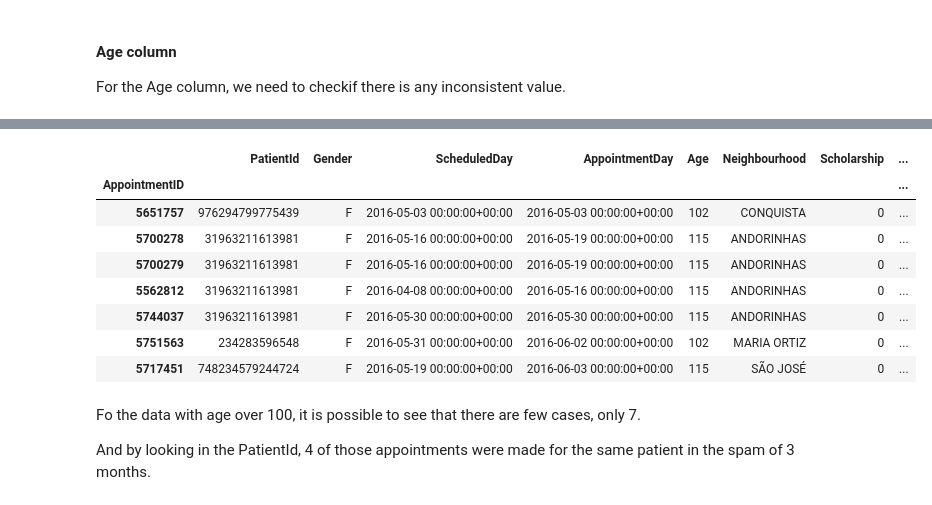
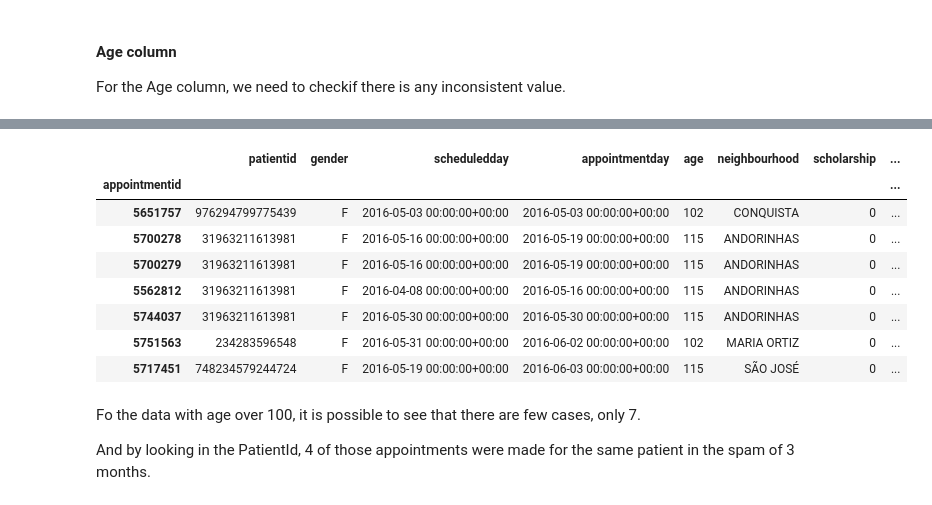
Before and after one commit to viniciusagsa/data-analyst-project, a Jupyter notebook: Investigate_a_Dataset.ipynb, the cells around one changed output, grey strips where cells are left out. Drawn from its saved outputs; the diff is of its cells as text; code cells hidden in the pictures.

```diff
--- a/Investigate_a_Dataset.ipynb
+++ b/Investigate_a_Dataset.ipynb
@@ -154,16 +185,16 @@ The Neighbourhood columns has 81 unique values and thereis no need to change any
 ### Datetime data
 Both columns AppointmentDay and ScheduleDay should be in datetime format.
 # %%
-#Change both columns to datetime
-df['AppointmentDay']= pd.to_datetime(df['AppointmentDay']).dt.normalize()
-df['ScheduledDay'] = pd.to_datetime(df['ScheduledDay']).dt.normalize()
+#Change both columns to datetime and normalizing the columns to kee just the "day" information
+df['appointmentday']= pd.to_datetime(df['appointmentday']).dt.normalize()
+df['scheduledday'] = pd.to_datetime(df['scheduledday']).dt.normalize()
 # %% [markdown]
 It can be presumed that all the ScheduledDays are made before the Appointment Day.
 
 To check this, a new column will becreated and filter by this information.
 # %%
 # Create a new column 'BetweenDays'
-df['BetweenDays'] = df['AppointmentDay'] - df['ScheduledDay']
+df['betweendays'] = df['appointmentday'] - df['scheduledday']
 
 # Check for posible inconsistenses
-df['BetweenDays'].describe()
+df['betweendays'].describe()
@@ -176,7 +217,7 @@ df[df['BetweenDays'].dt.days < 0].shape
 Since there is only 5 rows with invalid data, the data will be droped from the dataframe
 # %%
 df.drop(
-    df[df['BetweenDays'].dt.days < 0].index,
+    df[df['betweendays'].dt.days < 0].index,
     inplace=True
 )
 # %% [markdown]
@@ -239,14 +284,14 @@ df[df.Age < 0]
 # %%
 # Drop that column
 df.drop(
-    df[df.Age < 0].index,
+    df[df.age < 0].index,
     inplace= True
 )
 # %%
-df[df.Age > 100]
+df[df.age > 100]
 # %% [output]
-|  | PatientId | Gender | ScheduledDay | AppointmentDay | Age | Neighbourhood | Scholarship | ... |
-| AppointmentID |  |  |  |  |  |  |  | ... |
+|  | patientid | gender | scheduledday | appointmentday | age | neighbourhood | scholarship | ... |
+| appointmentid |  |  |  |  |  |  |  | ... |
 | 5651757 | 976294799775439 | F | 2016-05-03 00:00:00+00:00 | 2016-05-03 00:00:00+00:00 | 102 | CONQUISTA | 0 | ... |
 | 5700278 | 31963211613981 | F | 2016-05-16 00:00:00+00:00 | 2016-05-19 00:00:00+00:00 | 115 | ANDORINHAS | 0 | ... |
 | 5700279 | 31963211613981 | F | 2016-05-16 00:00:00+00:00 | 2016-05-19 00:00:00+00:00 | 115 | ANDORINHAS | 0 | ... |
```
Also changed, not shown: parts of 42 cells of this notebook.
